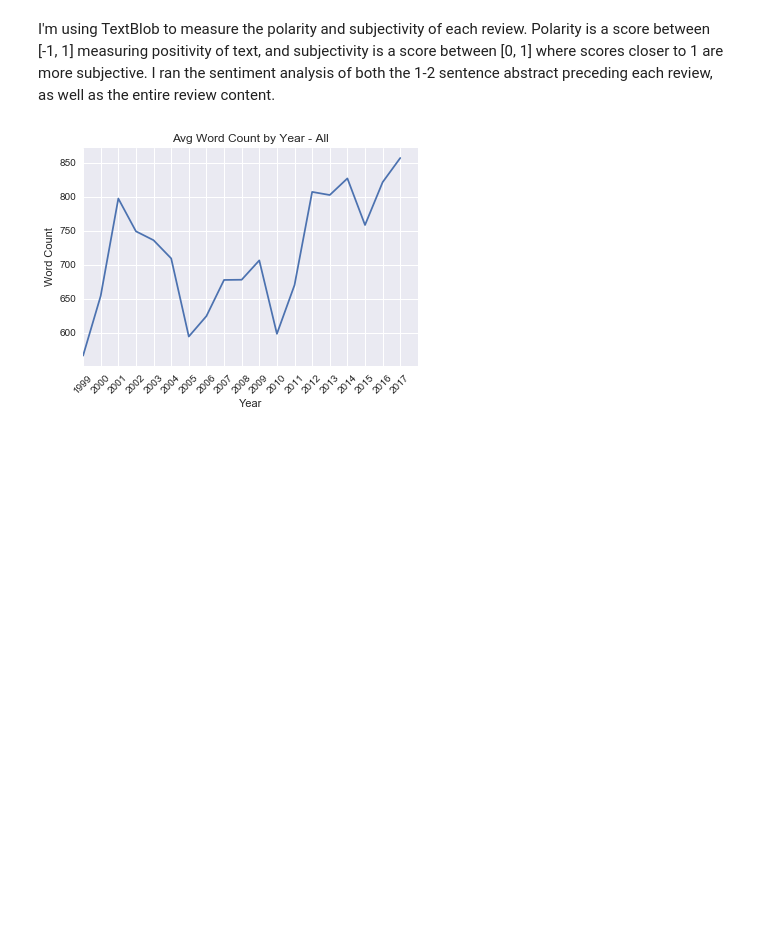
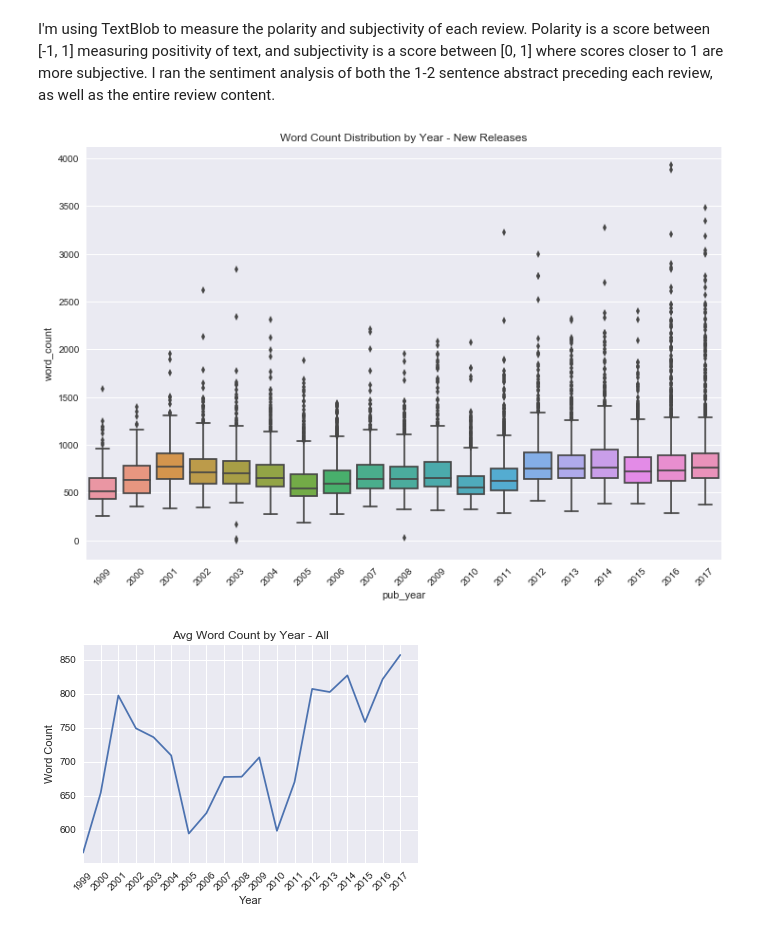
Before and after one commit to andrewjbashford/GalvanizeCapstone, a Jupyter notebook: EDA.ipynb, the cells around one changed output. Saved outputs shown, nothing was run; the diff lists cells and outputs as text; code cells hidden in the pictures; blank space fills up the shorter version.

```diff
--- a/EDA.ipynb
+++ b/EDA.ipynb
@@ -328,3 +341,31 @@ Since 1999, Pitchfork has always scored most of their albums between 6 and 9. Bu
+# %%
+def map_values(row, values_dict):
+    return values_dict[row]
+
+values_dict = {1999: '1: Pre BNM',
+               2000: '1: Pre BNM',
+               2001: '1: Pre BNM',
+               2002: '1: Pre BNM',
+               2003: '2: Pre PMF',
+               2004: '2: Pre PMF',
+              2005:  '2: Pre PMF',
+              2006:  '3: Pre Redesign',
+              2007:  '3: Pre Redesign',
+              2008:  '3: Pre Redesign',
+              2009:  '3: Pre Redesign',
+              2010:  '3: Pre Redesign',
+              2011:  '4: Pre CD',
+              2012:  '4: Pre CD',
+              2013:  '4: Pre CD',
+               2014:  '4: Pre CD',
+               2015:  '4: Pre CD',
+               2016:  '5: Current Era',
+               2017:  '5: Current Era',
+              }
+
+# df_2 = pd.DataFrame({'INDICATOR': ['A', 'B', 'C', 'D'], 'VALUE': [10, 9, 8, 7]})
+
+df['era'] = df['pub_year'].map(values_dict)
 # %%
 temp_df = pd.DataFrame(df_new.groupby(['pub_year', 'score_bin'])['reviewid'].count()).reset_index()
 heatmap_df = temp_df.pivot(index='score_bin', columns='pub_year', values='reviewid').fillna(.001)
@@ -443,3 +505,14 @@ I'm using TextBlob to measure the polarity and subjectivity of each review. Pola
+# %%
+plt.figure(figsize=(12,8))
+
+sns.boxplot(x=df['pub_year'], y=df['word_count'], data=df[['word_count', 'pub_year']])
+plt.title('Word Count Distribution by Year - New Releases')
+# plt.yticks(np.arange(0,11))
+
+plt.xticks(rotation=45)
+plt.show()
+# %% [output]
+[figure, added]
 # %%
 plt.plot(df['pub_year'].unique()[::-1], df.groupby('pub_year')['word_count'].mean())
 
```
Also changed, not shown: parts of 14 cells of this notebook, 1 other file.
